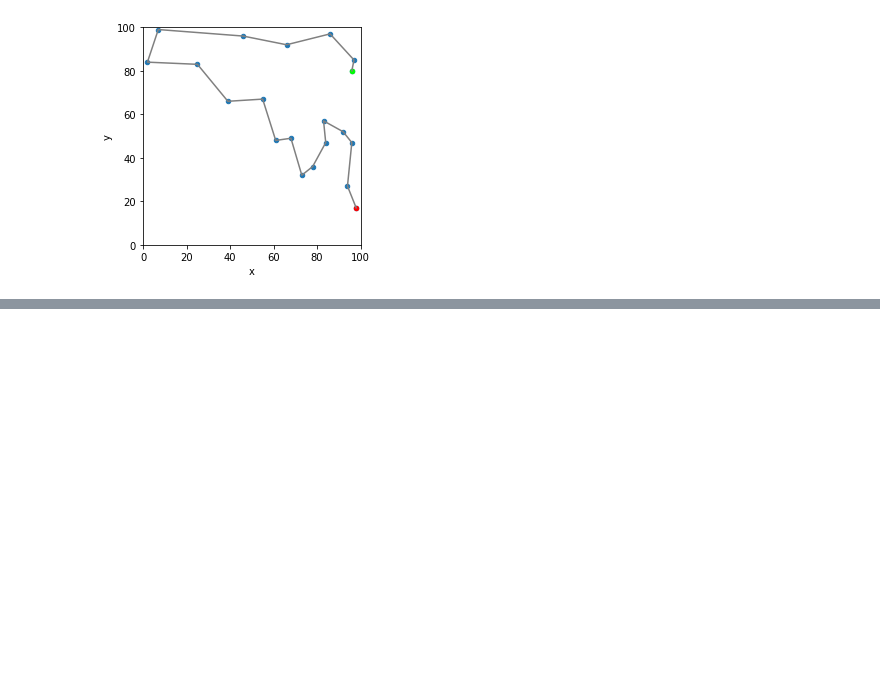
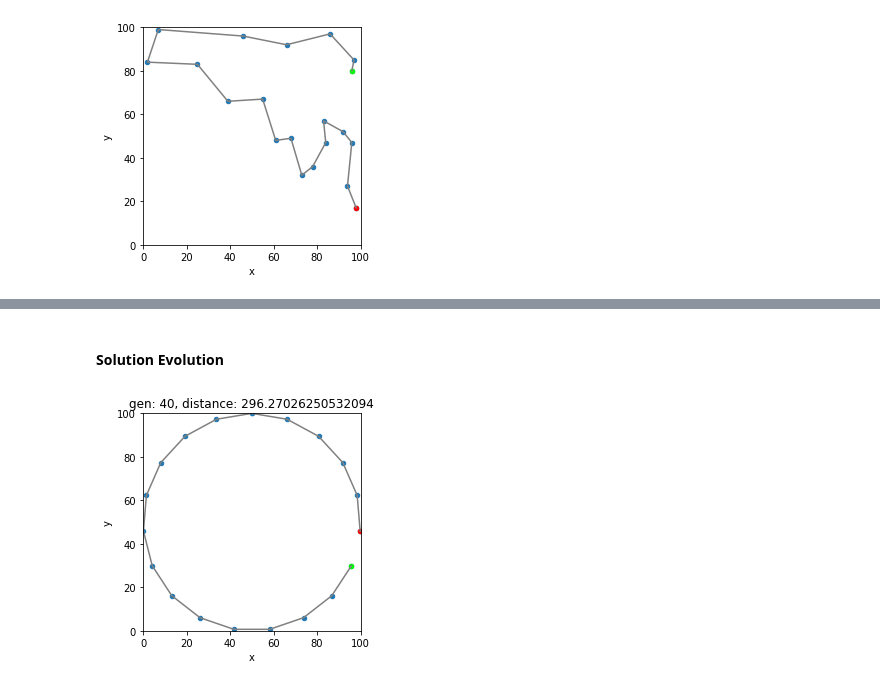
Before and after one commit to vczoni/lamarck, a Jupyter notebook: docs/examples/notebooks/travelling_salesman.ipynb, the cells around one changed output, grey strips where cells are left out. Cells and saved outputs as stored; diff of their text form; code cells hidden in the pictures; blank space fills up the shorter version.

```diff
--- a/docs/examples/notebooks/travelling_salesman.ipynb
+++ b/docs/examples/notebooks/travelling_salesman.ipynb
@@ -190,0 +225,9 @@ trav_salesman.get_route_distance(very_best_seq)
+# %%
+process = process_deco(trav_salesman)
+blueprint = builder.get_blueprint()
+pop = blueprint.populate.random(nrand)
+opt = Optimizer(new_pop, process)
+# %%
+opt.config.max_generations = 40
+opt.config.max_stall = 10
+opt.config.peek_champion_variables = ['distance']
@@ -190,0 +236,13 @@ trav_salesman.get_route_distance(very_best_seq)
+# %% [markdown]
+#### Solution Evolution
+# %%
+gen = 1
+# %%
+f = opt.datasets.history.generation == gen
+df = opt.datasets.history[f]
+seq = df.iloc[0]['route']
+dist = df.iloc[0]['distance']
+ax = trav_salesman.plot_route(seq, title=f'gen: {gen}, distance: {dist}')
+gen += 1
+# %% [output]
+[figure, added]
```
Also changed, not shown: parts of 21 cells of this notebook, 5 other files.
